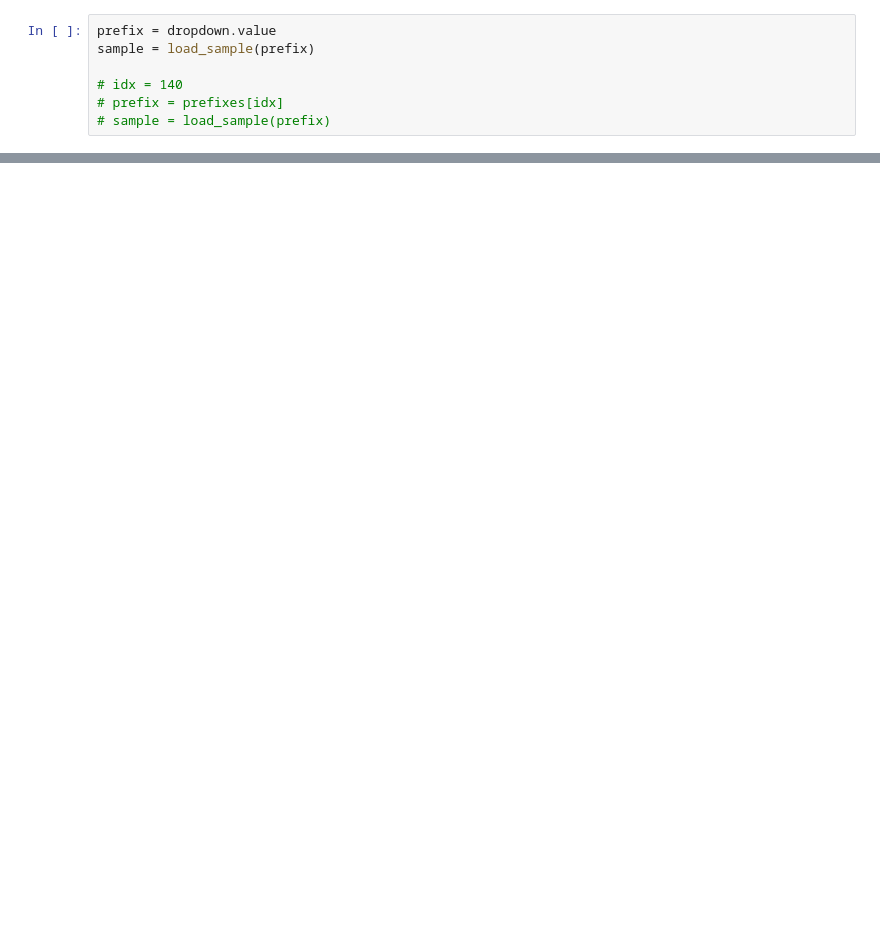
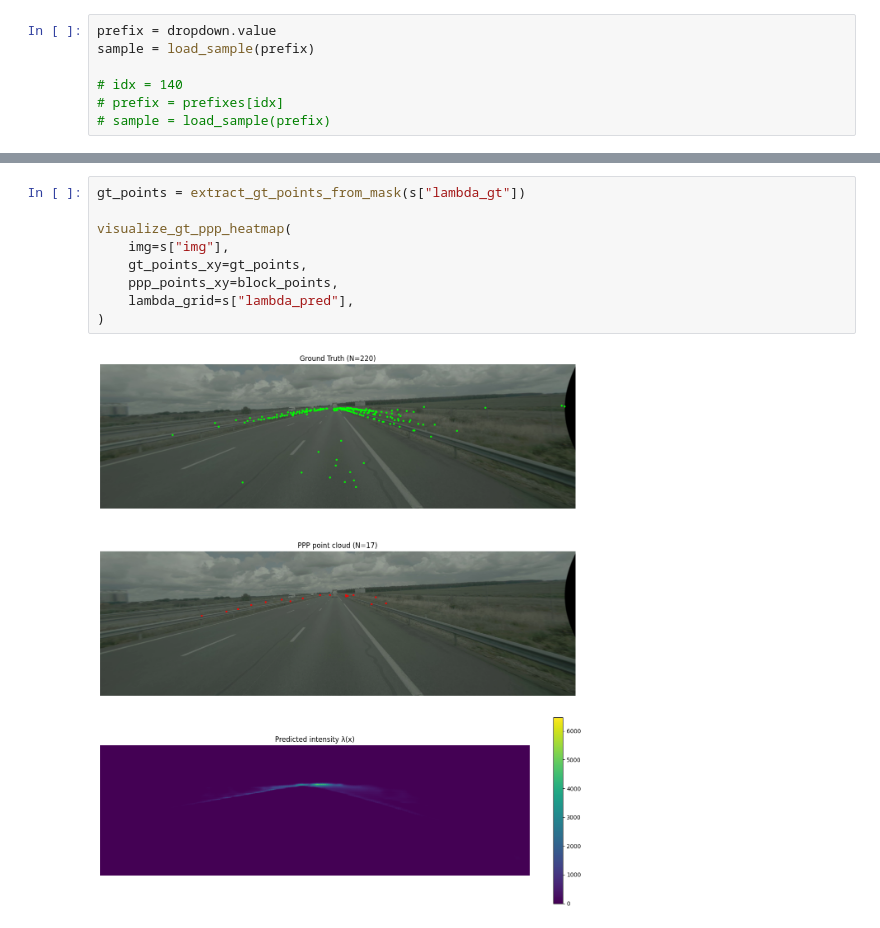
Before and after one commit to fragenabhaken-ux/CMPPP_Radar_MMSegmentation, a Jupyter notebook: ppp_analysis/marked_ppp_analysis.ipynb, the cells around one changed output, grey strips where cells are left out. Saved outputs shown, nothing was run; the diff lists cells and outputs as text; blank space fills up the shorter version.

```diff
--- a/ppp_analysis/marked_ppp_analysis.ipynb
+++ b/ppp_analysis/marked_ppp_analysis.ipynb
@@ -186,0 +479,11 @@ else:
+# %%
+gt_points = extract_gt_points_from_mask(s["lambda_gt"])
+
+visualize_gt_ppp_heatmap(
+    img=s["img"],
+    gt_points_xy=gt_points,
+    ppp_points_xy=block_points,
+    lambda_grid=s["lambda_pred"],
+)
+# %% [output]
+[figure, added]
```
Also changed, not shown: parts of 11 cells of this notebook.
